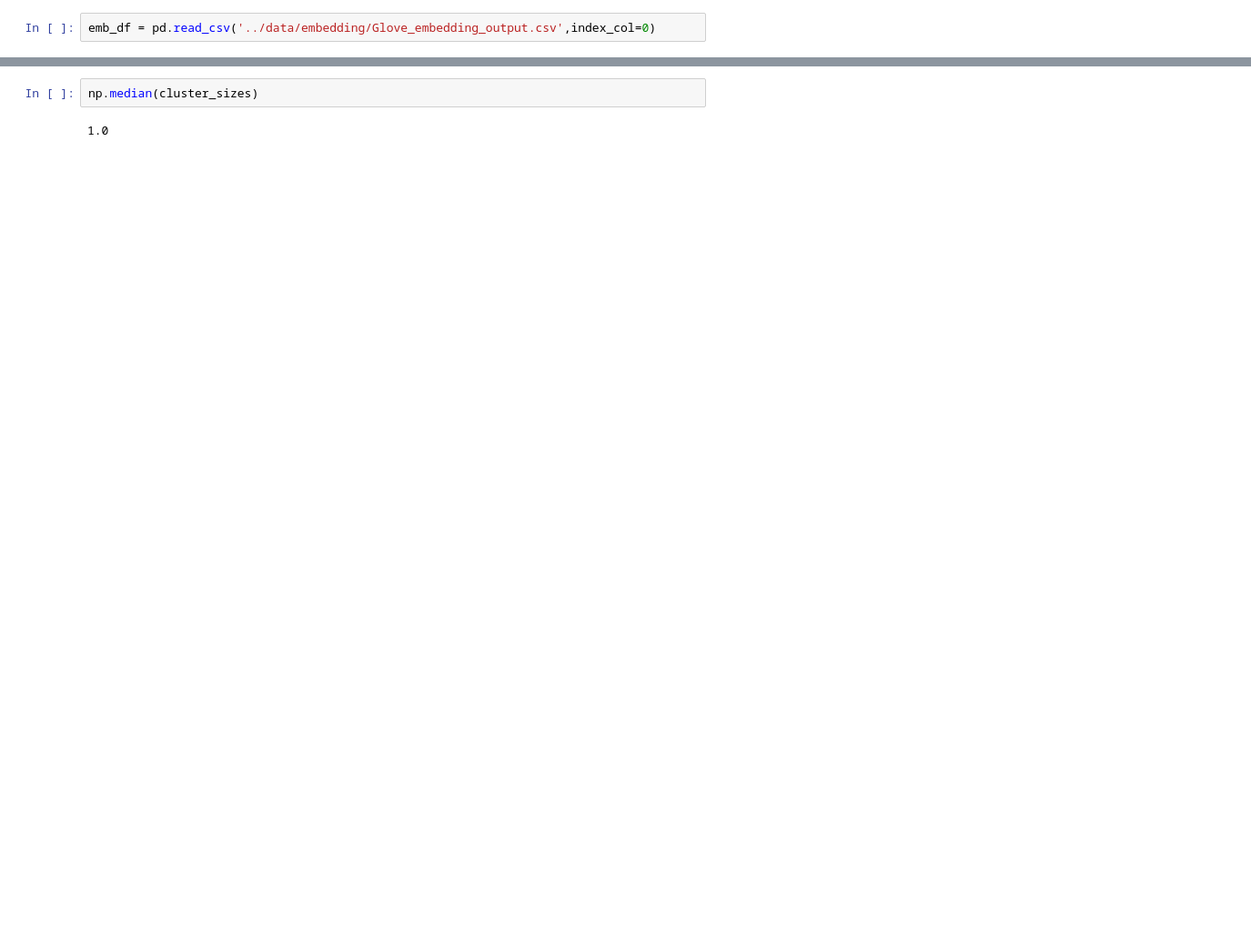
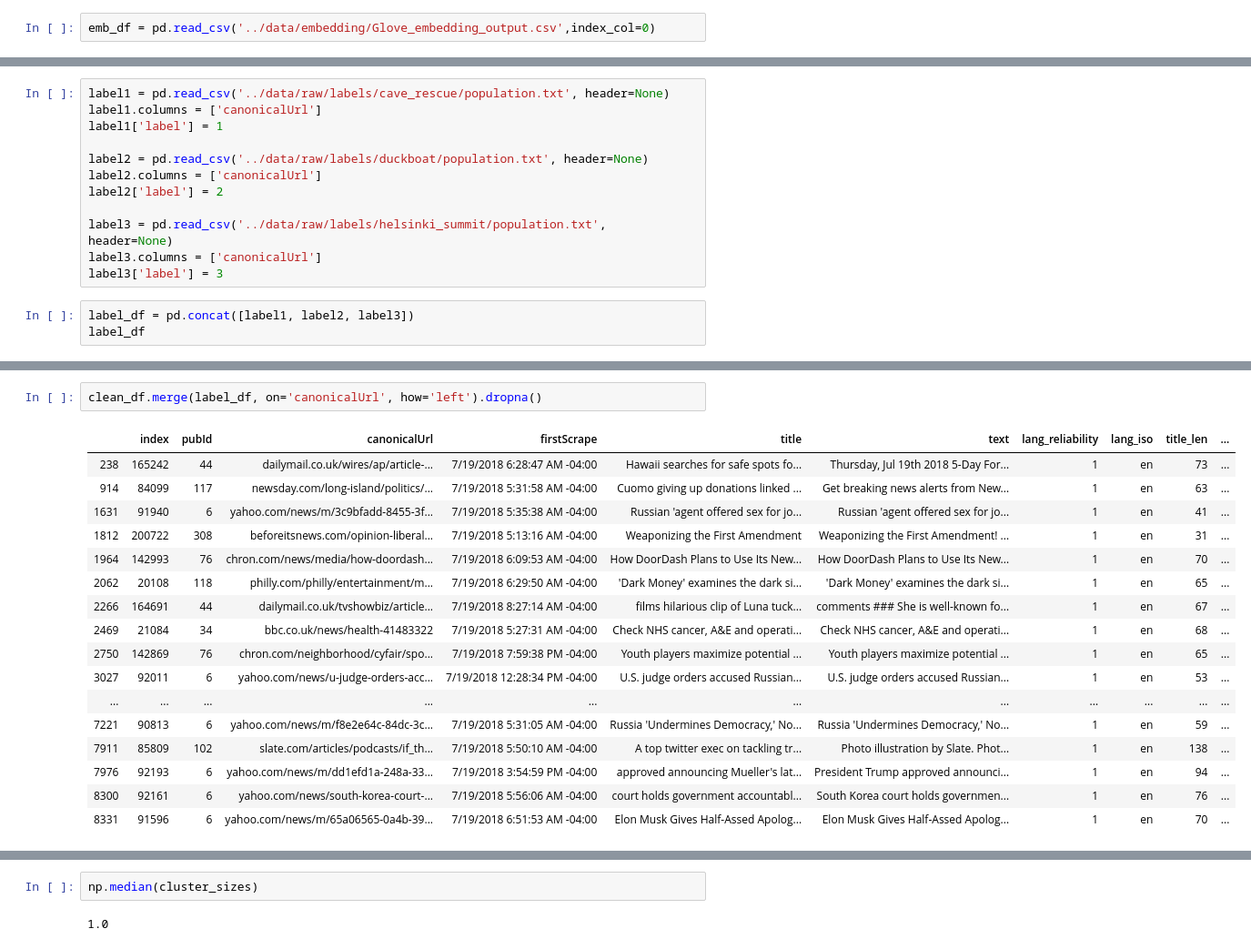
Before and after one commit to harin/cudsi-capstone-2019, a Jupyter notebook: clustering/glove_clustering.ipynb, the cells around one changed output, grey strips where cells are left out. Shown at 91% size. Cells and saved outputs as stored; diff of their text form; blank space fills up the shorter version.

```diff
--- a/clustering/glove_clustering.ipynb
+++ b/clustering/glove_clustering.ipynb
@@ -35,0 +56,15 @@ article_df = read_article_df(open('../data/raw/2018_07_19_04_59_08/articles.txt'
+# %%
+label1 = pd.read_csv('../data/raw/labels/cave_rescue/population.txt', header=None)
+label1.columns = ['canonicalUrl']
+label1['label'] = 1
+
+label2 = pd.read_csv('../data/raw/labels/duckboat/population.txt', header=None)
+label2.columns = ['canonicalUrl']
+label2['label'] = 2
+
+label3 = pd.read_csv('../data/raw/labels/helsinki_summit/population.txt', header=None)
+label3.columns = ['canonicalUrl']
+label3['label'] = 3
+# %%
+label_df = pd.concat([label1, label2, label3])
+label_df
@@ -35,0 +85,20 @@ article_df = read_article_df(open('../data/raw/2018_07_19_04_59_08/articles.txt'
+# %%
+clean_df.merge(label_df, on='canonicalUrl', how='left').dropna()
+# %% [output]
+|  | index | pubId | canonicalUrl | firstScrape | title | text | lang_reliability | lang_iso | title_len | ... |
+| 238 | 165242 | 44 | dailymail.co.uk/wires/ap/article-... | 7/19/2018 6:28:47 AM -04:00 | Hawaii searches for safe spots fo... | Thursday, Jul 19th 2018 5-Day For... | 1 | en | 73 | ... |
+| 914 | 84099 | 117 | newsday.com/long-island/politics/... | 7/19/2018 5:31:58 AM -04:00 | Cuomo giving up donations linked ... | Get breaking news alerts from New... | 1 | en | 63 | ... |
+| 1631 | 91940 | 6 | yahoo.com/news/m/3c9bfadd-8455-3f... | 7/19/2018 5:35:38 AM -04:00 | Russian 'agent offered sex for jo... | Russian 'agent offered sex for jo... | 1 | en | 41 | ... |
+| 1812 | 200722 | 308 | beforeitsnews.com/opinion-liberal... | 7/19/2018 5:13:16 AM -04:00 | Weaponizing the First Amendment | Weaponizing the First Amendment! ... | 1 | en | 31 | ... |
+| 1964 | 142993 | 76 | chron.com/news/media/how-doordash... | 7/19/2018 6:09:53 AM -04:00 | How DoorDash Plans to Use Its New... | How DoorDash Plans to Use Its New... | 1 | en | 70 | ... |
+| 2062 | 20108 | 118 | philly.com/philly/entertainment/m... | 7/19/2018 6:29:50 AM -04:00 | 'Dark Money' examines the dark si... | 'Dark Money' examines the dark si... | 1 | en | 65 | ... |
+| 2266 | 164691 | 44 | dailymail.co.uk/tvshowbiz/article... | 7/19/2018 8:27:14 AM -04:00 | films hilarious clip of Luna tuck... | comments ### She is well-known fo... | 1 | en | 67 | ... |
+| 2469 | 21084 | 34 | bbc.co.uk/news/health-41483322 | 7/19/2018 5:27:31 AM -04:00 | Check NHS cancer, A&E and operati... | Check NHS cancer, A&E and operati... | 1 | en | 68 | ... |
+| 2750 | 142869 | 76 | chron.com/neighborhood/cyfair/spo... | 7/19/2018 7:59:38 PM -04:00 | Youth players maximize potential ... | Youth players maximize potential ... | 1 | en | 65 | ... |
+| 3027 | 92011 | 6 | yahoo.com/news/u-judge-orders-acc... | 7/19/2018 12:28:34 PM -04:00 | U.S. judge orders accused Russian... | U.S. judge orders accused Russian... | 1 | en | 53 | ... |
+| ... | ... | ... | ... | ... | ... | ... | ... | ... | ... | ... |
+| 7221 | 90813 | 6 | yahoo.com/news/m/f8e2e64c-84dc-3c... | 7/19/2018 5:31:05 AM -04:00 | Russia 'Undermines Democracy,' No... | Russia 'Undermines Democracy,' No... | 1 | en | 59 | ... |
+| 7911 | 85809 | 102 | slate.com/articles/podcasts/if_th... | 7/19/2018 5:50:10 AM -04:00 | A top twitter exec on tackling tr... | Photo illustration by Slate. Phot... | 1 | en | 138 | ... |
+| 7976 | 92193 | 6 | yahoo.com/news/m/dd1efd1a-248a-33... | 7/19/2018 3:54:59 PM -04:00 | approved announcing Mueller's lat... | President Trump approved announci... | 1 | en | 94 | ... |
+| 8300 | 92161 | 6 | yahoo.com/news/south-korea-court-... | 7/19/2018 5:56:06 AM -04:00 | court holds government accountabl... | South Korea court holds governmen... | 1 | en | 76 | ... |
+| 8331 | 91596 | 6 | yahoo.com/news/m/65a06565-0a4b-39... | 7/19/2018 6:51:53 AM -04:00 | Elon Musk Gives Half-Assed Apolog... | Elon Musk Gives Half-Assed Apolog... | 1 | en | 70 | ... |
```
Also changed, not shown: parts of 61 cells of this notebook.
